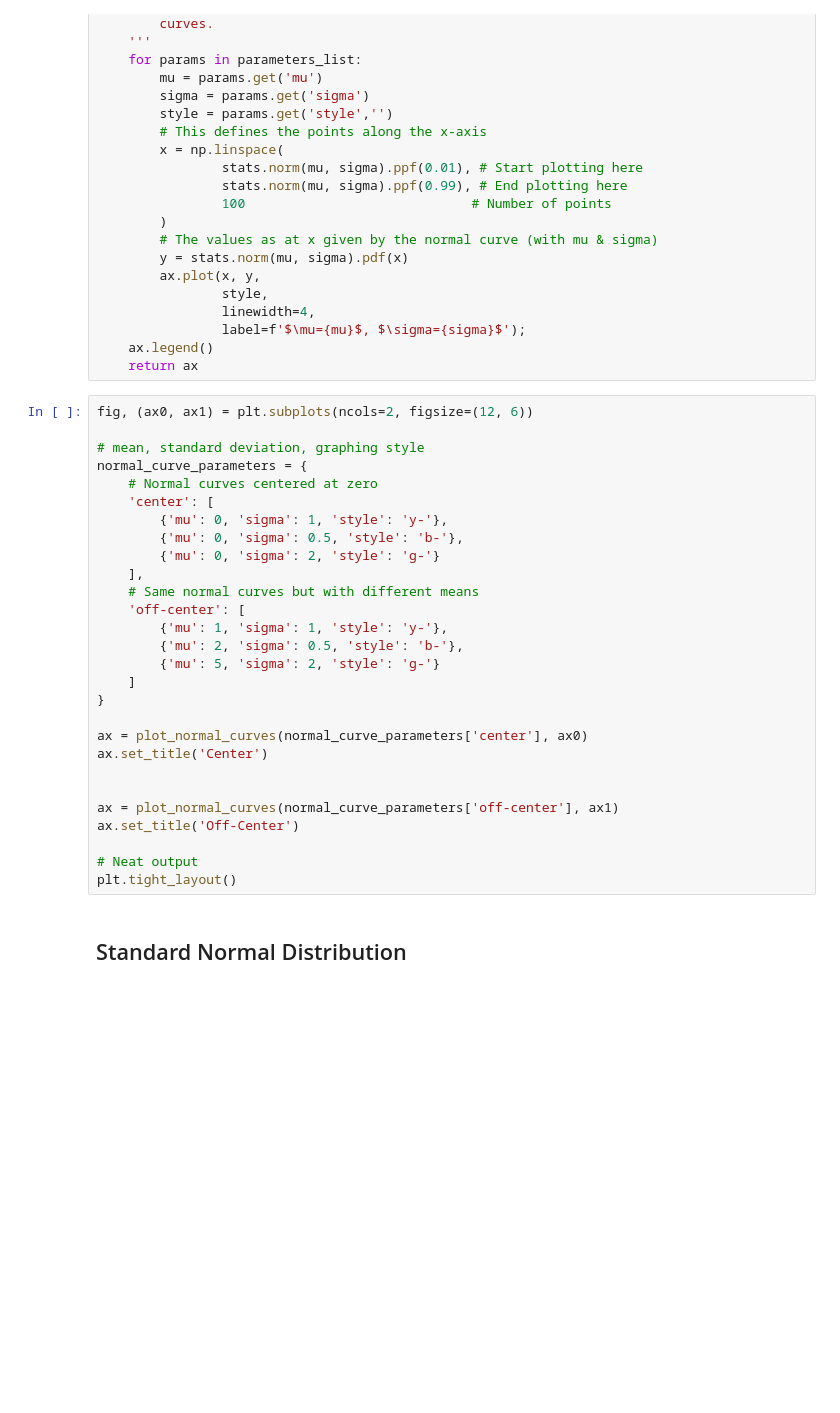
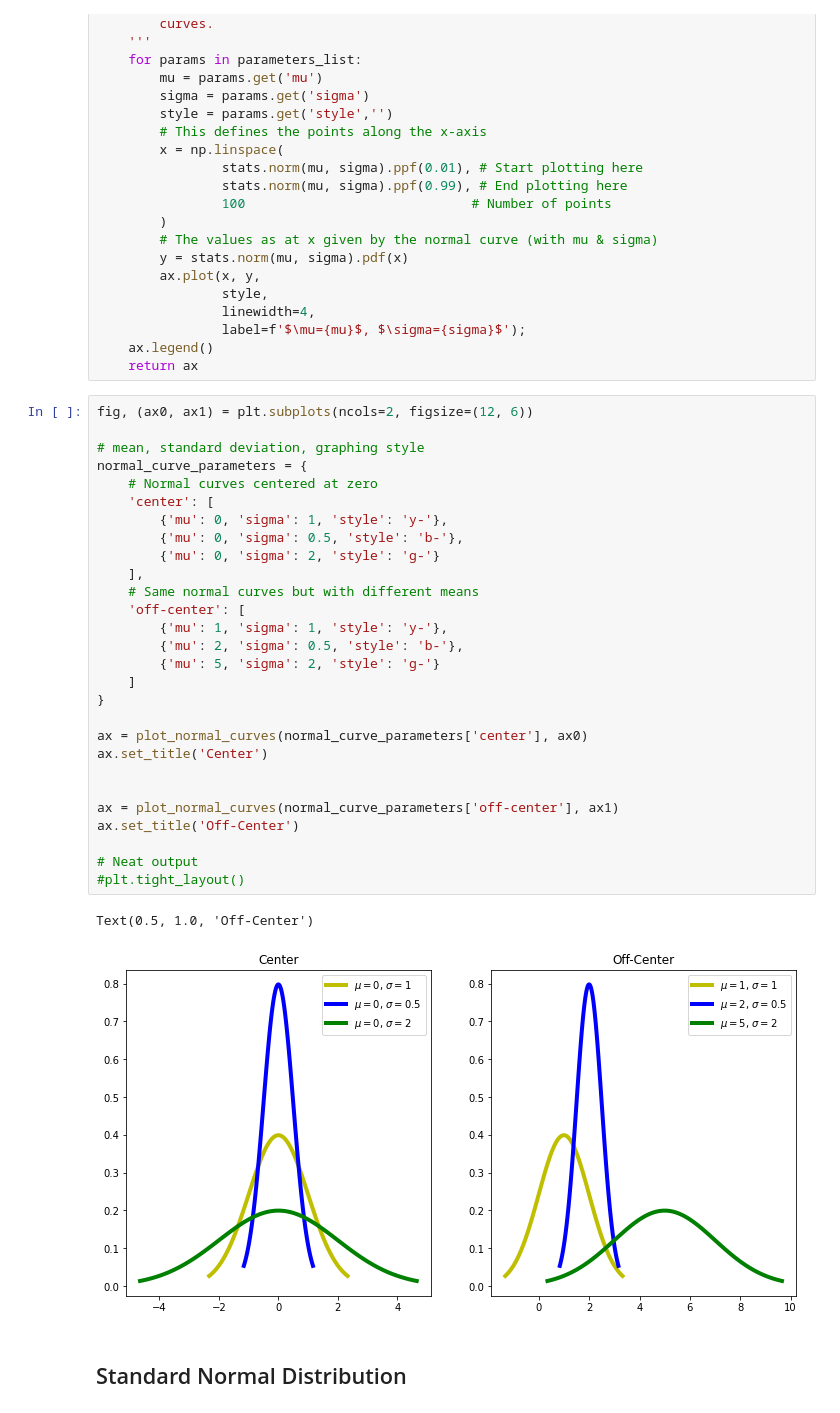
Before and after one commit to learn-co-curriculum/DA-AMZ-The_Normal_Distribution, a Jupyter notebook: the_normal_distribution_ans.ipynb, the cells around one changed output. Drawn from its saved outputs; the diff is of its cells as text; blank space fills up the shorter version.

```diff
--- a/the_normal_distribution_ans.ipynb
+++ b/the_normal_distribution_ans.ipynb
@@ -136,31 +146,34 @@ def plot_normal_curves(parameters_list, ax):
 # %%
 fig, (ax0, ax1) = plt.subplots(ncols=2, figsize=(12, 6))
 
 # mean, standard deviation, graphing style
 normal_curve_parameters = {
     # Normal curves centered at zero
     'center': [
         {'mu': 0, 'sigma': 1, 'style': 'y-'},
         {'mu': 0, 'sigma': 0.5, 'style': 'b-'},
         {'mu': 0, 'sigma': 2, 'style': 'g-'}
     ],
     # Same normal curves but with different means
     'off-center': [
         {'mu': 1, 'sigma': 1, 'style': 'y-'},
         {'mu': 2, 'sigma': 0.5, 'style': 'b-'},
         {'mu': 5, 'sigma': 2, 'style': 'g-'}
     ]
 }
 
 ax = plot_normal_curves(normal_curve_parameters['center'], ax0)
 ax.set_title('Center')
 
 
 ax = plot_normal_curves(normal_curve_parameters['off-center'], ax1)
 ax.set_title('Off-Center')
 
 # Neat output
-plt.tight_layout()
+#plt.tight_layout()
+# %% [output]
+Text(0.5, 1.0, 'Off-Center')
+[figure, added]
 # %% [markdown]
 ## Standard Normal Distribution
 # %% [markdown]
```
Also changed, not shown: parts of 17 cells of this notebook.
